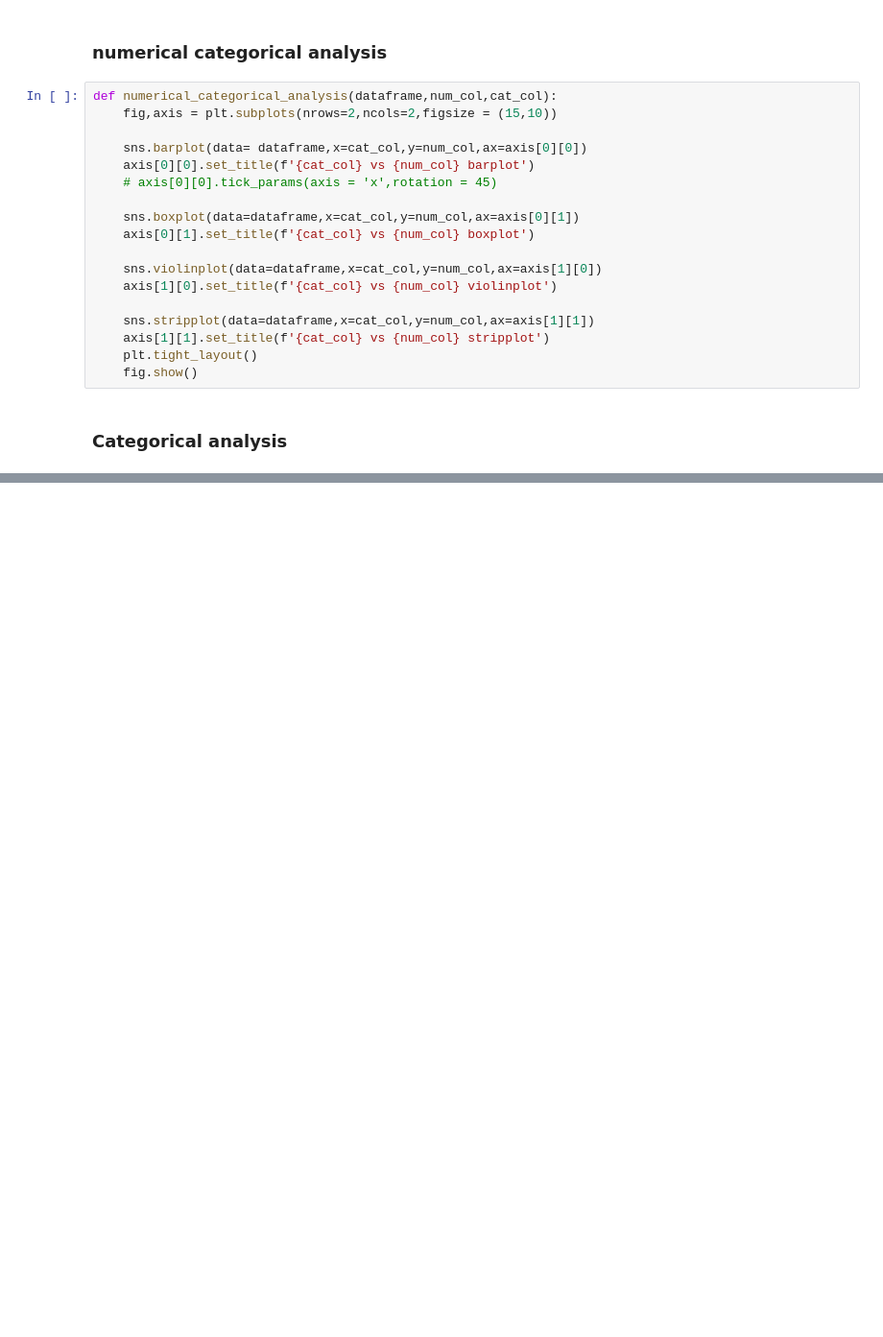
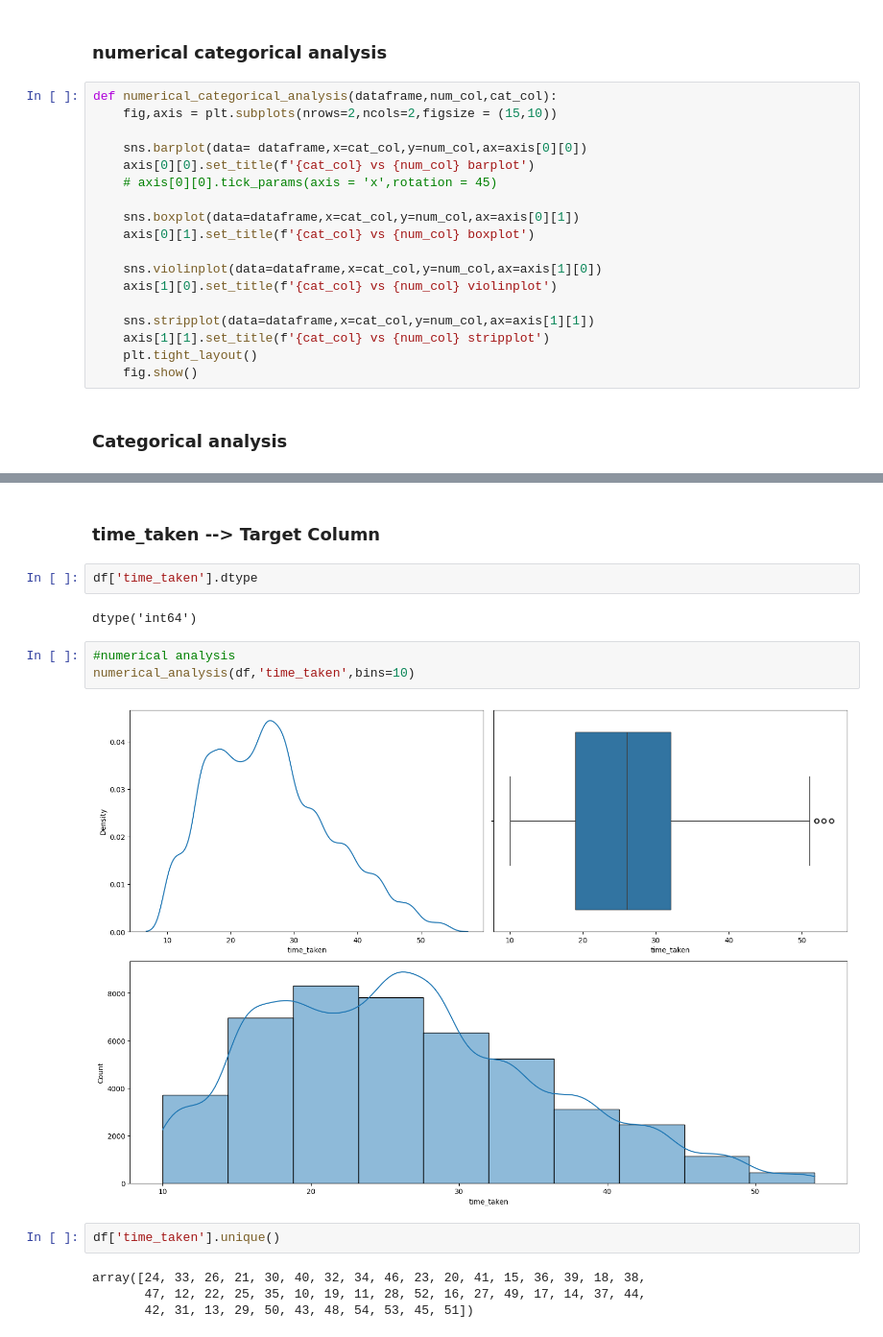
Before and after one commit to vashisthrahul13/Swiggy-Food-Delivery-Time-Predictor, a Jupyter notebook: Notebooks/02_Dataset_EDA.ipynb, the cells around one changed output, grey strips where cells are left out. Shown: that part at 96% size. Cells and saved outputs as stored; diff of their text form; blank space fills up the shorter version.

```diff
--- a/Notebooks/02_Dataset_EDA.ipynb
+++ b/Notebooks/02_Dataset_EDA.ipynb
@@ -213,0 +284,17 @@ unique categories = ['Sunny' 'Stormy' 'Sandstorms' 'Cloudy' 'Fog' 'Windy' nan]
+# %% [markdown]
+### time_taken --> Target Column
+# %%
+df['time_taken'].dtype
+# %% [output]
+dtype('int64')
+# %%
+#numerical analysis
+numerical_analysis(df,'time_taken',bins=10)
+# %% [output]
+[figure, added]
+# %%
+df['time_taken'].unique()
+# %% [output]
+array([24, 33, 26, 21, 30, 40, 32, 34, 46, 23, 20, 41, 15, 36, 39, 18, 38,
+       47, 12, 22, 25, 35, 10, 19, 11, 28, 52, 16, 27, 49, 17, 14, 37, 44,
+       42, 31, 13, 29, 50, 43, 48, 54, 53, 45, 51])
```
Also changed, not shown: parts of 42 cells of this notebook, 1 other file.
